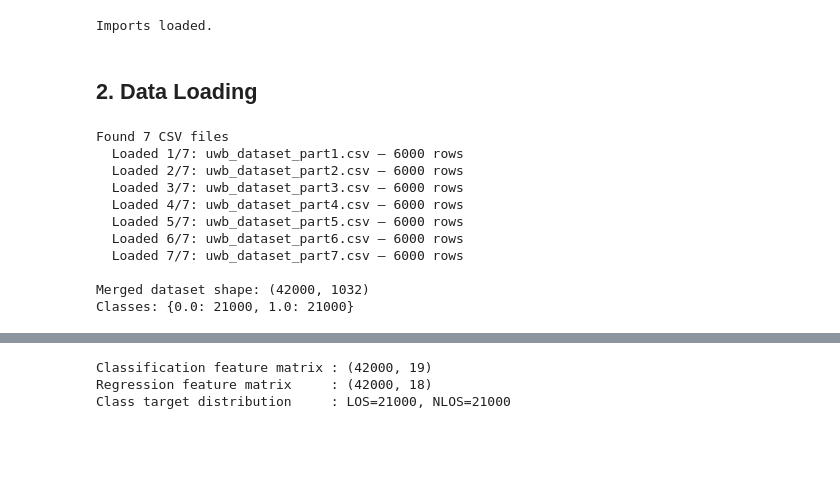
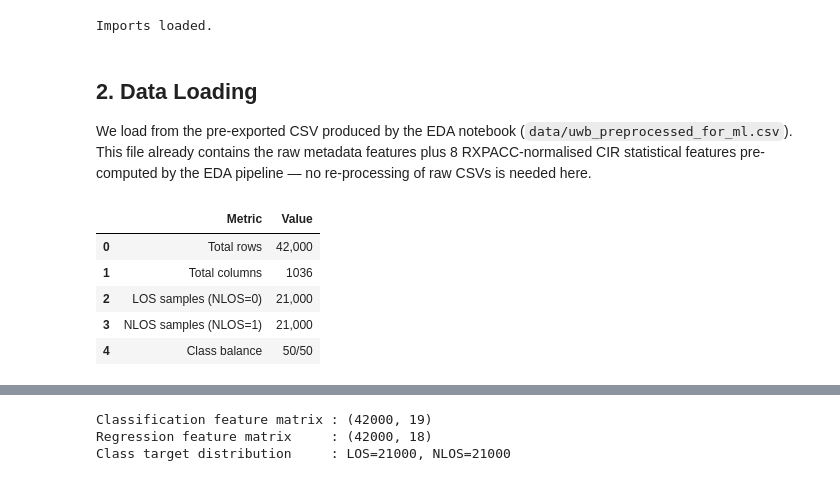
Before and after one commit to Clairerang/CSC3105_Group14, a Jupyter notebook: 00_Data_Prep.ipynb, the cells around one changed output, grey strips where cells are left out. Cells and saved outputs as stored; diff of their text form; code cells hidden in the pictures; blank space fills up the shorter version.

```diff
--- a/00_Data_Prep.ipynb
+++ b/00_Data_Prep.ipynb
@@ -30,34 +32,27 @@ print("Imports loaded.")
 Imports loaded.
 # %% [markdown]
 ## 2. Data Loading
+
+We load from the pre-exported CSV produced by the EDA notebook (`data/uwb_preprocessed_for_ml.csv`). This file already contains the raw metadata features plus 8 RXPACC-normalised CIR statistical features pre-computed by the EDA pipeline — no re-processing of raw CSVs is needed here.
 # %%
-BASE_DIR = Path(".")
-DATASET_DIR = BASE_DIR / "Dataset" / "UWB-LOS-NLOS-Data-Set" / "dataset"
+df_raw = pd.read_csv(Path("data") / "uwb_preprocessed_for_ml.csv")
 
-all_files = sorted(DATASET_DIR.glob("*.csv"))
-print(f"Found {len(all_files)} CSV files")
-
-dataframes = []
-for i, file in enumerate(all_files):
-    df_temp = pd.read_csv(file)
-    df_temp['dataset_part'] = file.stem
-    dataframes.append(df_temp)
-    print(f"  Loaded {i+1}/{len(all_files)}: {file.name} — {len(df_temp)} rows")
-
-df_raw = pd.concat(dataframes, ignore_index=True)
-print(f"\nMerged dataset shape: {df_raw.shape}")
-print(f"Classes: {df_raw['NLOS'].value_counts().to_dict()}")
+display(pd.DataFrame({
+    'Metric': ['Total rows', 'Total columns', 'LOS samples (NLOS=0)', 'NLOS samples (NLOS=1)', 'Class balance'],
+    'Value': [
+        f"{df_raw.shape[0]:,}",
+        df_raw.shape[1],
+        f"{(df_raw['NLOS']==0).sum():,}",
+        f"{(df_raw['NLOS']==1).sum():,}",
+        '50/50 '
+    ]
+}))
 # %% [output]
-Found 7 CSV files
-  Loaded 1/7: uwb_dataset_part1.csv — 6000 rows
-  Loaded 2/7: uwb_dataset_part2.csv — 6000 rows
-  Loaded 3/7: uwb_dataset_part3.csv — 6000 rows
-  Loaded 4/7: uwb_dataset_part4.csv — 6000 rows
-  Loaded 5/7: uwb_dataset_part5.csv — 6000 rows
-  Loaded 6/7: uwb_dataset_part6.csv — 6000 rows
-  Loaded 7/7: uwb_dataset_part7.csv — 6000 rows
-
-Merged dataset shape: (42000, 1032)
-Classes: {0.0: 21000, 1.0: 21000}
+|  | Metric | Value |
+| 0 | Total rows | 42,000 |
+| 1 | Total columns | 1036 |
+| 2 | LOS samples (NLOS=0) | 21,000 |
+| 3 | NLOS samples (NLOS=1) | 21,000 |
+| 4 | Class balance | 50/50 |
 # %% [markdown]
 ## 3. Data Preprocessing
```
Also changed, not shown: parts of 15 cells of this notebook, 23 other files.
